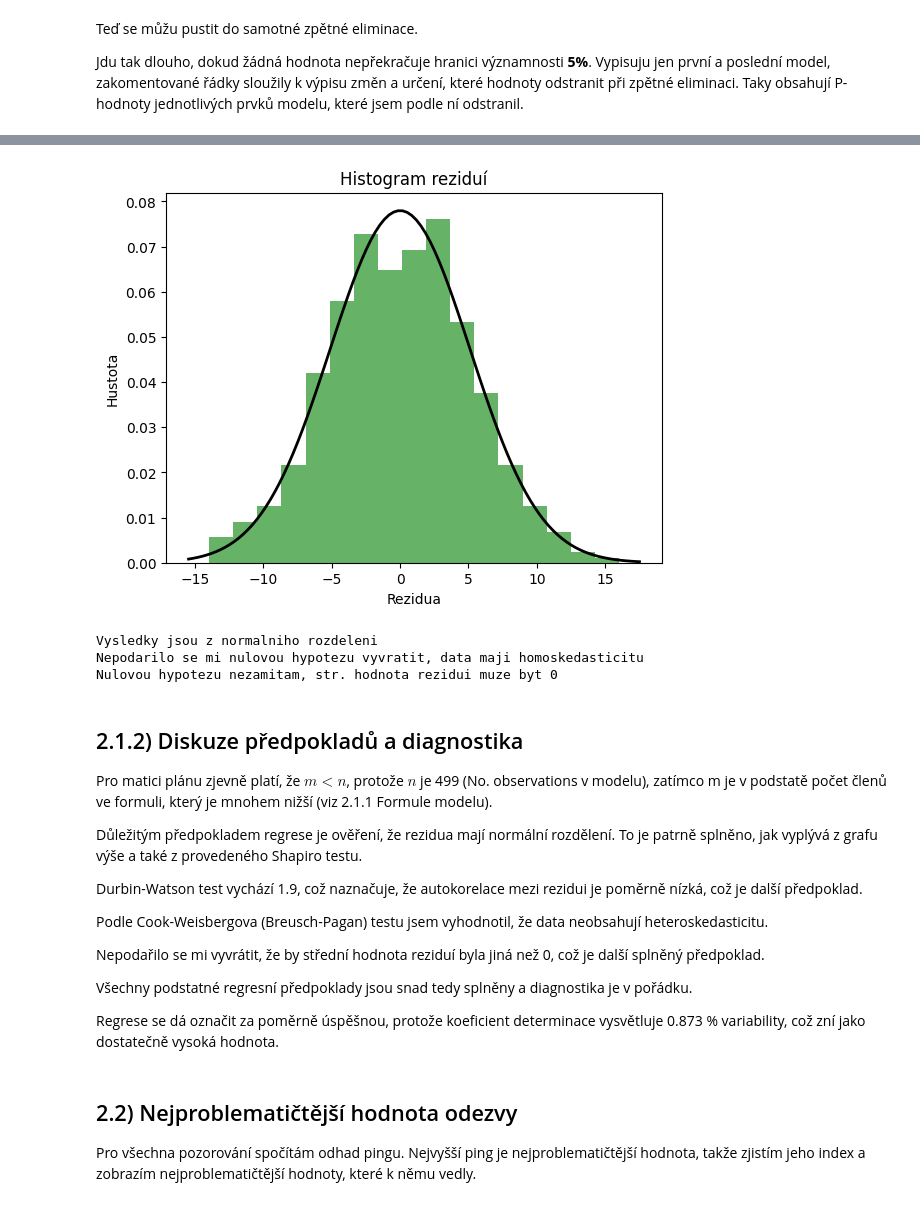
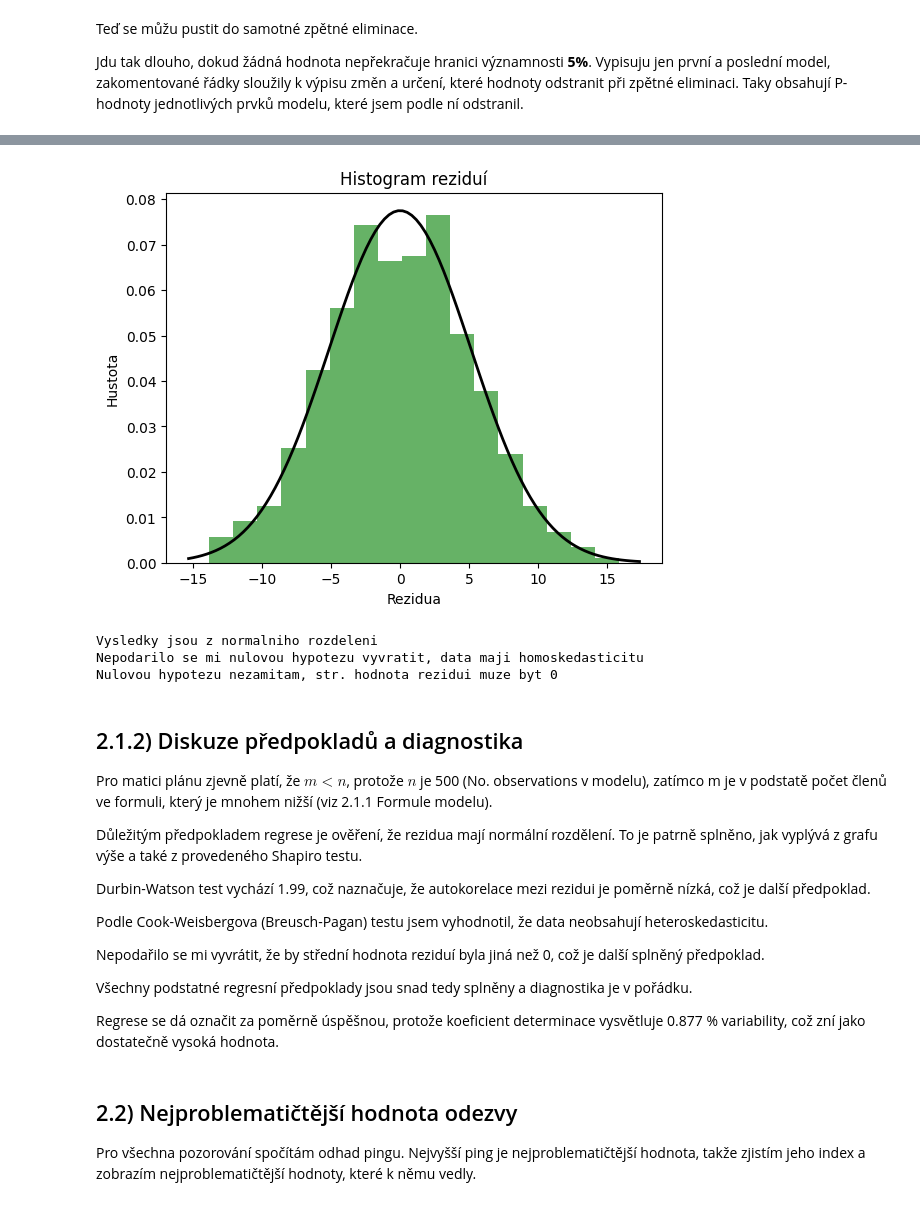
Before and after one commit to Aenariss/msp-proj2, a Jupyter notebook: msp-proj2.ipynb, the cells around one changed output, grey strips where cells are left out. Drawn from its saved outputs; the diff is of its cells as text; code cells hidden in the pictures.

```diff
--- a/msp-proj2.ipynb
+++ b/msp-proj2.ipynb
@@ -194,10 +197,12 @@ if (is_string_dtype(df["InteractingPct"])):
         pass
 
 # Konverze jednotlivych sloupcu do spravnych datovych typu
-df[["ActiveUsers", "Ping", "InteractingPct"]] = df[["ActiveUsers", "Ping", "InteractingPct"]].apply(pd.to_numeric)
+df[["ActiveUsers", "Ping", "InteractingPct"]] = df[["ActiveUsers", "Ping", "InteractingPct"]]\
+    .apply(pd.to_numeric)
 
 try:
-    # OSType je kategoricky, je potreba ho prevest na neco zpracovatelnejsiho - one hot encoding, drop first mi udela model uspornejsi
+    # OSType je kategoricky, je potreba ho prevest na neco zpracovatelnejsiho
+    # -> one hot encoding, drop first mi udela model uspornejsi
     one_hot = pd.get_dummies(df['OSType'], drop_first=True).astype(int)
 
     # Smazu puvodni hodnoty
@@ -241,9 +240,9 @@ Ještě než se pustím do zpětne eliminace, vyřeším multikolinearitu.
 K tomu použiju Z-score a VIF pro určení, kde k ní dochází.
 # %%
 # Puvodni formule je plneho kvadratickeho modelu
-formula = "Ping ~ ActiveUsers + InteractingPct + MacOS + Windows + iOS + I(ActiveUsers**2) + ActiveUsers:InteractingPct\
-+ ActiveUsers:MacOS + ActiveUsers:Windows + ActiveUsers:iOS + I(InteractingPct**2) + \
-InteractingPct:MacOS + InteractingPct:Windows + InteractingPct:iOS"
+formula = "Ping ~ ActiveUsers + InteractingPct + MacOS + Windows + iOS + I(ActiveUsers**2)\
++ ActiveUsers:InteractingPct + ActiveUsers:MacOS + ActiveUsers:Windows + ActiveUsers:iOS\
++ I(InteractingPct**2) + InteractingPct:MacOS + InteractingPct:Windows + InteractingPct:iOS"
 
 # Kratka funkce na ziskani vysledneho modelu
 def getResults(df, formula, p=True):
@@ -272,9 +271,12 @@ df2_activeUsers_original_std = df2['ActiveUsers'].std()
 df2_InteractingPct_original_std = df2['InteractingPct'].std()
 df2_InteractingPct_original_mean = df2['InteractingPct'].mean()
 
-# Krom konstanty je zjevne problem v ActiveUsers a InteractingPct - kvuli jejich druhym mocninam - prevedu to na Z-score
-df2['ActiveUsers']=(df2['ActiveUsers']-df2_activeUsers_original_mean)/df2_activeUsers_original_std
-df2['InteractingPct']=(df2['InteractingPct']-df2_InteractingPct_original_mean)/df2_InteractingPct_original_std
+# Krom konstanty je zjevne problem v ActiveUsers a InteractingPct
+# - kvuli jejich druhym mocninam - prevedu to na Z-score
+df2['ActiveUsers']=(df2['ActiveUsers']-df2_activeUsers_original_mean)\
+    /df2_activeUsers_original_std
+df2['InteractingPct']=(df2['InteractingPct']-df2_InteractingPct_original_mean)\
+    /df2_InteractingPct_original_std
 
 results, model = getResults(df2, formula, p=False)
 # Znovu si spocitam VIF
@@ -379,5 +400,6 @@ Budu je řešit výpočtem Cookovy vzdálenosti a podle ní případné extrémy
 # %%
-# Projdu pres Cook's distance hodnoty, ze nejsou extremni a pripadne je smazu a model spocitam znova
+# Projdu pres Cook's distance hodnoty, ze nejsou extremni a pripadne je smazu
+# a model spocitam znova
 influence = results.get_influence()
 
 # Cookovy vzdalenosti
@@ -392,15 +414,17 @@ plt.ylabel('Cookova vzdálenost')
 plt.show()
 
 # Jak vyplyva z grafu, par extremu je skutecne pritomno - pokud
-# Vypocitam prumernou cookovu vzdalenost a pokud jsou nektere hodnoty vic nez 5x odlisnejsi, zbavim se jich
+# Vypocitam prumernou cookovu vzdalenost a pokud jsou nektere hodnoty vic
+# nez 10x odlisnejsi, zbavim se jich
 
-cook_avg_multiplied = np.average(cooks[0]) * 5
+cook_avg_multiplied = np.average(cooks[0]) * 10
 
 indexes = df2.index[cooks[0] < cook_avg_multiplied] # Indexy ktere splnuji muj pozadavek
 problem_index = df2.index[cooks[0] > cook_avg_multiplied]
 
-# Problemove hodnoty se zdaji byt realne, ovsem jsou jen 3 a bez nich je model lepsi
+# Problemove hodnoty se zdaji byt realne, ovsem jsou jen 2 a bez nich je model lepsi
 print("Problemove hodnoty:\n", df.iloc[problem_index, :])
+print("Normalizovane problemove hodnoty:\n", df2.iloc[problem_index, :])
 
 df3 = df2.iloc[indexes, :]
 
@@ -484,46 +506,48 @@ xmin, xmax = plt.xlim()
 x = np.linspace(xmin, xmax, 100)
 p = stats.norm.pdf(x, np.mean(results_final.resid), np.std(results_final.resid))
 plt.plot(x, p, 'k', linewidth=2)
 plt.title("Histogram reziduí")
 plt.xlabel("Rezidua")
 plt.ylabel("Hustota")
 plt.show()
 
 # Pro jistotu jeste Shapiro test normality rezidui, pokud to z grafu neni jasne
 from scipy.stats import shapiro
 if shapiro(results_final.resid)[1] > 0.01: # 99% spolehlivost
     print("Vysledky jsou z normalniho rozdeleni ")
 else:
     print("Vysledky nejsou z normalniho rozdeleni")
 
 # test na Heteroskedasticitu (Cook-Weisbergův / Breusch-Pagan), hladina vyznamnosti 0.05
 # https://www.statsmodels.org/dev/examples/notebooks/generated/regression_diagnostics.html
 # Nulova hypoteza: data maji homoskedasticitu
 # Alternativni: data maji Heteroskedasticitu
 from statsmodels.stats.diagnostic import het_breuschpagan
 name = ["Lagrange multiplier statistic", "p-value", "f-value", "f p-value"] # me zajima hlavne p-hodnota
 test = het_breuschpagan(results_final.resid, results_final.model.exog)
 res = list(zip(name, test))
 if (res[1][1] < 0.05):
     print("Odmitam nulovou hypotezu, v datech je heteroskedasticita")
 else:
     print("Nepodarilo se mi nulovou hypotezu vyvratit, data maji homoskedasticitu")
 
 # Test ze stredni hodntoa rezidui = 0, alt. hypoteza != 0, pouziju T-test s hladinou vyznamnosti 5%
-print("Vyvracim nulovou hypotezu, stredni hodnota rezidui != 0" if stats.ttest_1samp(results_final.resid, 0).pvalue < 0.05 else "Nulovou hypotezu nezamitam, str. hodnota rezidui muze byt 0")
+print("Vyvracim nulovou hypotezu, stredni hodnota rezidui != 0" \
+      if stats.ttest_1samp(results_final.resid, 0).pvalue < 0.05 else\
+      "Nulovou hypotezu nezamitam, str. hodnota rezidui muze byt 0")
 # %% [output]
-[figure, old version]
+[figure, new version]
 Vysledky jsou z normalniho rozdeleni
 Nepodarilo se mi nulovou hypotezu vyvratit, data maji homoskedasticitu
 Nulovou hypotezu nezamitam, str. hodnota rezidui muze byt 0
 # %% [markdown]
 ## 2.1.2) Diskuze předpokladů a diagnostika
 
-Pro matici plánu zjevně platí, že $m < n$, protože $n$ je 499 (No. observations v modelu), zatímco m je v podstatě počet členů ve formuli, který je mnohem nižší (viz 2.1.1 Formule modelu).
+Pro matici plánu zjevně platí, že $m < n$, protože $n$ je 500 (No. observations v modelu), zatímco m je v podstatě počet členů ve formuli, který je mnohem nižší (viz 2.1.1 Formule modelu).
 
 Důležitým předpokladem regrese je ověření, že rezidua mají normální rozdělení. To je patrně splněno, jak vyplývá z grafu výše a také z provedeného Shapiro testu.
 
-Durbin-Watson test vychází 1.9, což naznačuje, že autokorelace mezi rezidui je poměrně nízká, což je další předpoklad.
+Durbin-Watson test vychází 1.99, což naznačuje, že autokorelace mezi rezidui je poměrně nízká, což je další předpoklad.
 
 Podle Cook-Weisbergova (Breusch-Pagan) testu jsem vyhodnotil, že data neobsahují heteroskedasticitu.
 
@@ -531,7 +555,7 @@ Nepodařilo se mi vyvrátit, že by střední hodnota reziduí byla jiná než 0
 
 Všechny podstatné regresní předpoklady jsou snad tedy splněny a diagnostika je v pořádku.
 
-Regrese se dá označit za poměrně úspěšnou, protože koeficient determinace vysvětluje 0.873 % variability, což zní jako dostatečně vysoká hodnota.
+Regrese se dá označit za poměrně úspěšnou, protože koeficient determinace vysvětluje 0.877 % variability, což zní jako dostatečně vysoká hodnota.
 # %% [markdown]
 ## 2.2) Nejproblematičtější hodnota odezvy
 
```
Also changed, not shown: parts of 16 cells of this notebook.
